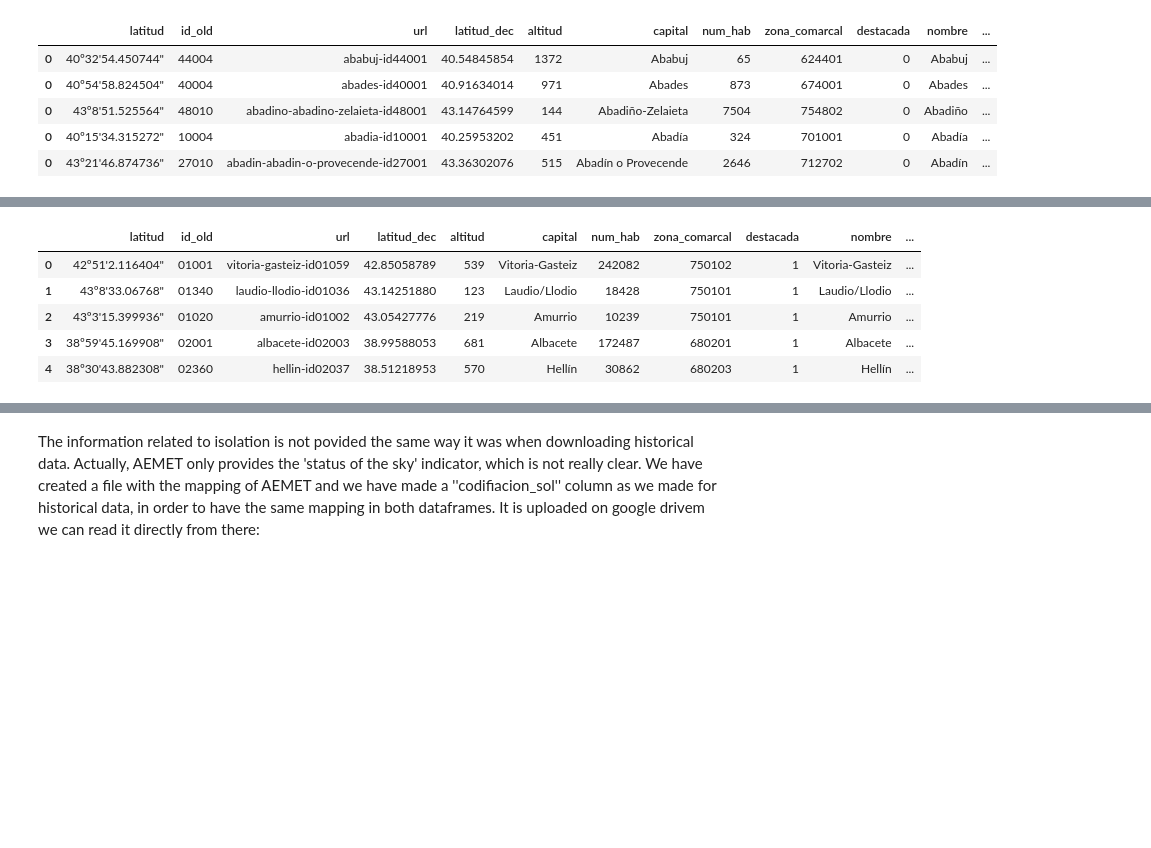
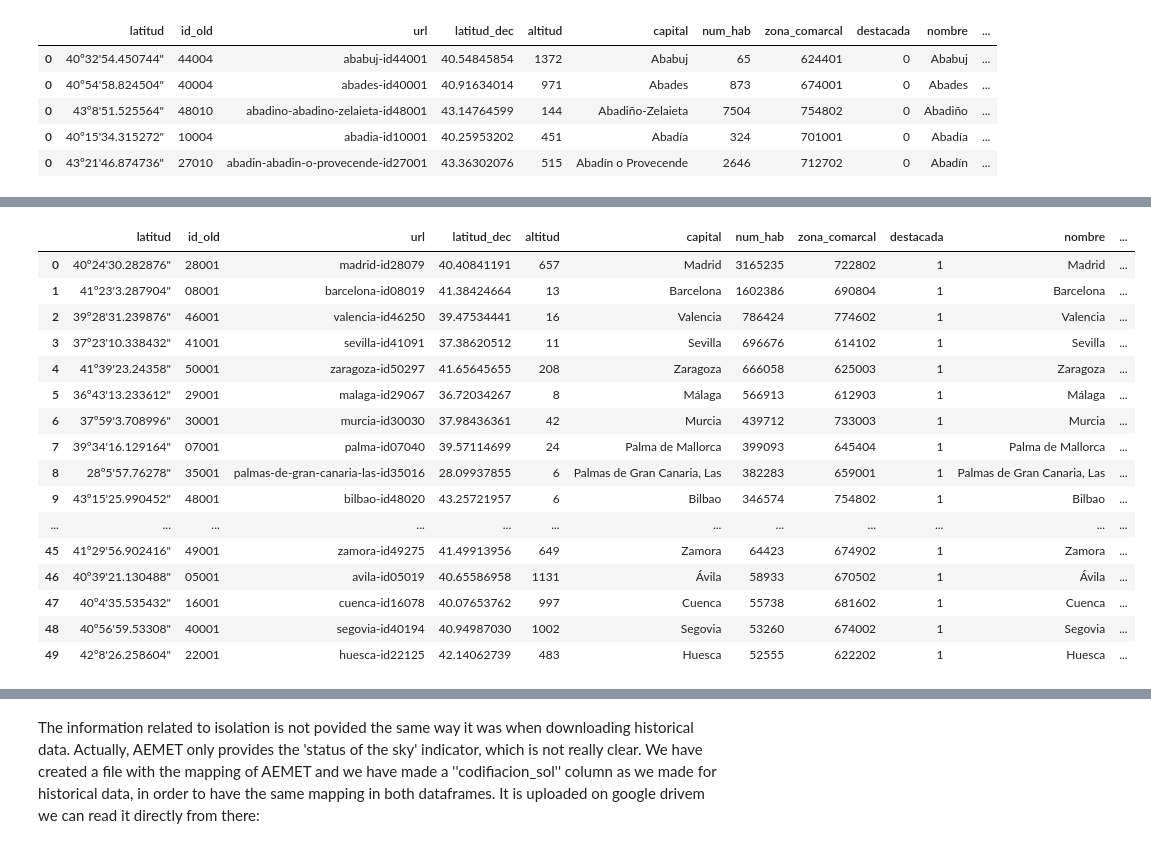
Before and after one commit to fjlafuente/TFM_EFAT, a Jupyter notebook: EFAT_Predictions.ipynb, the cells around one changed output, grey strips where cells are left out. Cells and saved outputs as stored; diff of their text form; code cells hidden in the pictures; blank space fills up the shorter version.

```diff
--- a/EFAT_Predictions.ipynb
+++ b/EFAT_Predictions.ipynb
@@ -458,8 +247,9 @@ municipios_md.head()
 # %%
 def sort_municipios(municipios_df):
 
-    #Select some samples (4) for every province based on nº inhabitants:
-    #Firstly, we want to extract 'province id' from the id for each municipio:
+    """Select some samples (3) for every province based on nº inhabitants"""
+
+    #Firstly, we want to extract 'province id' from the id for each 'municipio':
 
     municipios_df['prov_id'] = municipios_df['id'].str[2:4]
 
@@ -472,22 +262,53 @@ def sort_municipios(municipios_df):
     # Group by 'prov_id' and pick top 5 for each group
     top_municipios = municipios_ranked.groupby('prov_id').head(3)
 
+    top_municipios = top_municipios.sort_values(by='num_hab', ascending=False)
+
     # Reset index for the final dataframe
     top_municipios = top_municipios.reset_index(drop=True)
 
-    #Sort again the dataframe to have one per province in the first rowa:
+    top1 = pd.DataFrame(columns=top_municipios.columns)
+    top2 = pd.DataFrame(columns=top_municipios.columns)
+    top3 = pd.DataFrame(columns=top_municipios.columns)
 
-    top_municipios = top_municipios.sort_values(by=['prov_id', 'num_hab'], ascending = [True, False])
+    for index, row in top_municipios.iterrows():
+        if row['prov_id'] not in top1['prov_id'].unique():
+            top1 = pd.concat([top1, row.to_frame().T])
+        else:
+            if row['prov_id'] not in top2['prov_id'].unique():
+                top2 = pd.concat([top2, row.to_frame().T])
+            else:
+                top3 = pd.concat([top3, row.to_frame().T])
 
-    return top_municipios
+    top1 = pd.DataFrame(top1)
+    top2 = pd.DataFrame(top2)
+    top3 = pd.DataFrame(top3)
+
+    top_municipios_df = pd.concat([top1, top2, top3])
+
+    # Reset index for the final dataframe
+    top_municipios_df = top_municipios_df.reset_index(drop=True)
+
+    return top_municipios_df
 # %%
 df_municipios = sort_municipios(municipios_md)
 # %%
-df_municipios.head()
+df_municipios.head(50)
 # %% [output]
 |  | latitud | id_old | url | latitud_dec | altitud | capital | num_hab | zona_comarcal | destacada | nombre | ... |
-| 0 | 42º51'2.116404" | 01001 | vitoria-gasteiz-id01059 | 42.85058789 | 539 | Vitoria-Gasteiz | 242082 | 750102 | 1 | Vitoria-Gasteiz | ... |
-| 1 | 43º8'33.06768" | 01340 | laudio-llodio-id01036 | 43.14251880 | 123 | Laudio/Llodio | 18428 | 750101 | 1 | Laudio/Llodio | ... |
-| 2 | 43º3'15.399936" | 01020 | amurrio-id01002 | 43.05427776 | 219 | Amurrio | 10239 | 750101 | 1 | Amurrio | ... |
-| 3 | 38º59'45.169908" | 02001 | albacete-id02003 | 38.99588053 | 681 | Albacete | 172487 | 680201 | 1 | Albacete | ... |
-| 4 | 38º30'43.882308" | 02360 | hellin-id02037 | 38.51218953 | 570 | Hellín | 30862 | 680203 | 1 | Hellín | ... |
+| 0 | 40º24'30.282876" | 28001 | madrid-id28079 | 40.40841191 | 657 | Madrid | 3165235 | 722802 | 1 | Madrid | ... |
+| 1 | 41º23'3.287904" | 08001 | barcelona-id08019 | 41.38424664 | 13 | Barcelona | 1602386 | 690804 | 1 | Barcelona | ... |
+| 2 | 39º28'31.239876" | 46001 | valencia-id46250 | 39.47534441 | 16 | Valencia | 786424 | 774602 | 1 | Valencia | ... |
+| 3 | 37º23'10.338432" | 41001 | sevilla-id41091 | 37.38620512 | 11 | Sevilla | 696676 | 614102 | 1 | Sevilla | ... |
+| 4 | 41º39'23.24358" | 50001 | zaragoza-id50297 | 41.65645655 | 208 | Zaragoza | 666058 | 625003 | 1 | Zaragoza | ... |
+| 5 | 36º43'13.233612" | 29001 | malaga-id29067 | 36.72034267 | 8 | Málaga | 566913 | 612903 | 1 | Málaga | ... |
+| 6 | 37º59'3.708996" | 30001 | murcia-id30030 | 37.98436361 | 42 | Murcia | 439712 | 733003 | 1 | Murcia | ... |
+| 7 | 39º34'16.129164" | 07001 | palma-id07040 | 39.57114699 | 24 | Palma de Mallorca | 399093 | 645404 | 1 | Palma de Mallorca | ... |
+| 8 | 28º5'57.76278" | 35001 | palmas-de-gran-canaria-las-id35016 | 28.09937855 | 6 | Palmas de Gran Canaria, Las | 382283 | 659001 | 1 | Palmas de Gran Canaria, Las | ... |
+| 9 | 43º15'25.990452" | 48001 | bilbao-id48020 | 43.25721957 | 6 | Bilbao | 346574 | 754802 | 1 | Bilbao | ... |
+| ... | ... | ... | ... | ... | ... | ... | ... | ... | ... | ... | ... |
+| 45 | 41º29'56.902416" | 49001 | zamora-id49275 | 41.49913956 | 649 | Zamora | 64423 | 674902 | 1 | Zamora | ... |
+| 46 | 40º39'21.130488" | 05001 | avila-id05019 | 40.65586958 | 1131 | Ávila | 58933 | 670502 | 1 | Ávila | ... |
+| 47 | 40º4'35.535432" | 16001 | cuenca-id16078 | 40.07653762 | 997 | Cuenca | 55738 | 681602 | 1 | Cuenca | ... |
+| 48 | 40º56'59.53308" | 40001 | segovia-id40194 | 40.94987030 | 1002 | Segovia | 53260 | 674002 | 1 | Segovia | ... |
+| 49 | 42º8'26.258604" | 22001 | huesca-id22125 | 42.14062739 | 483 | Huesca | 52555 | 622202 | 1 | Huesca | ... |
```
Also changed, not shown: parts of 111 cells of this notebook, 7 other files.
